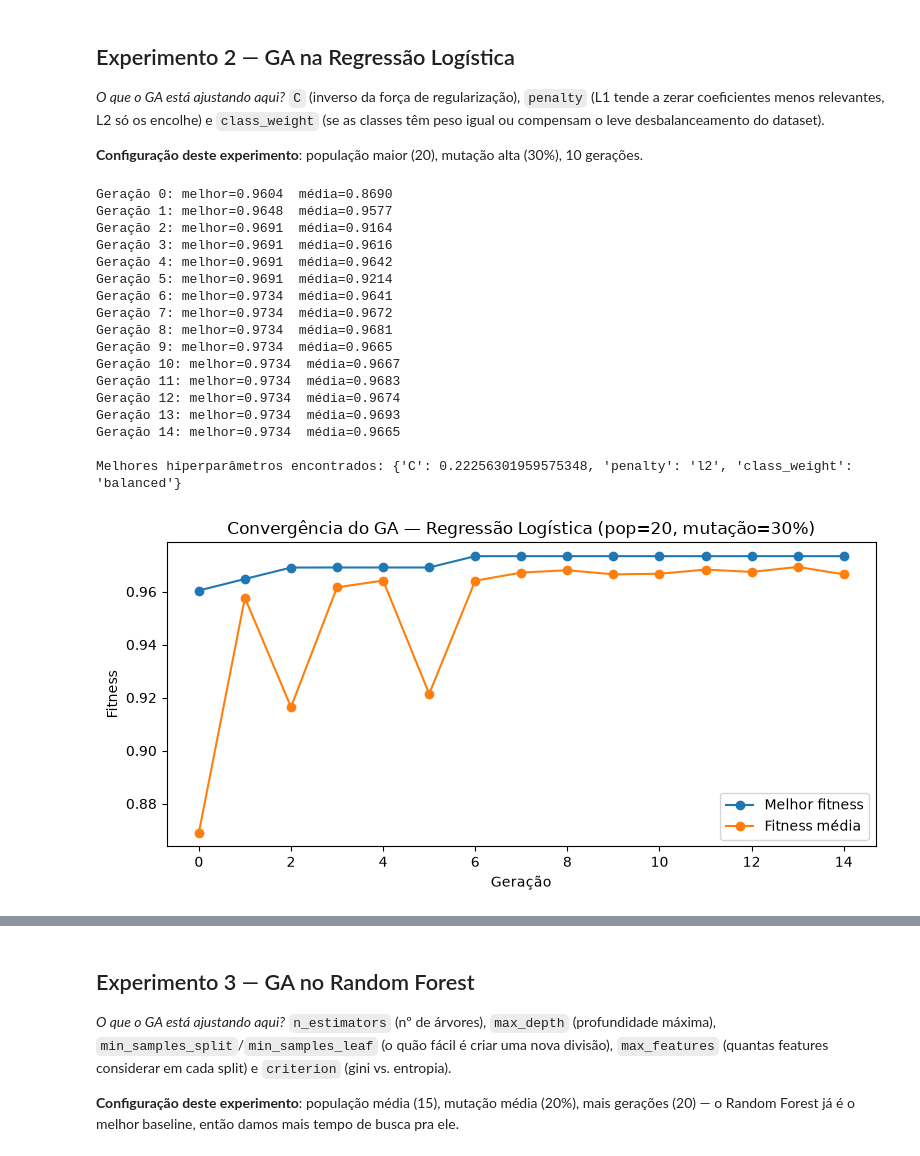
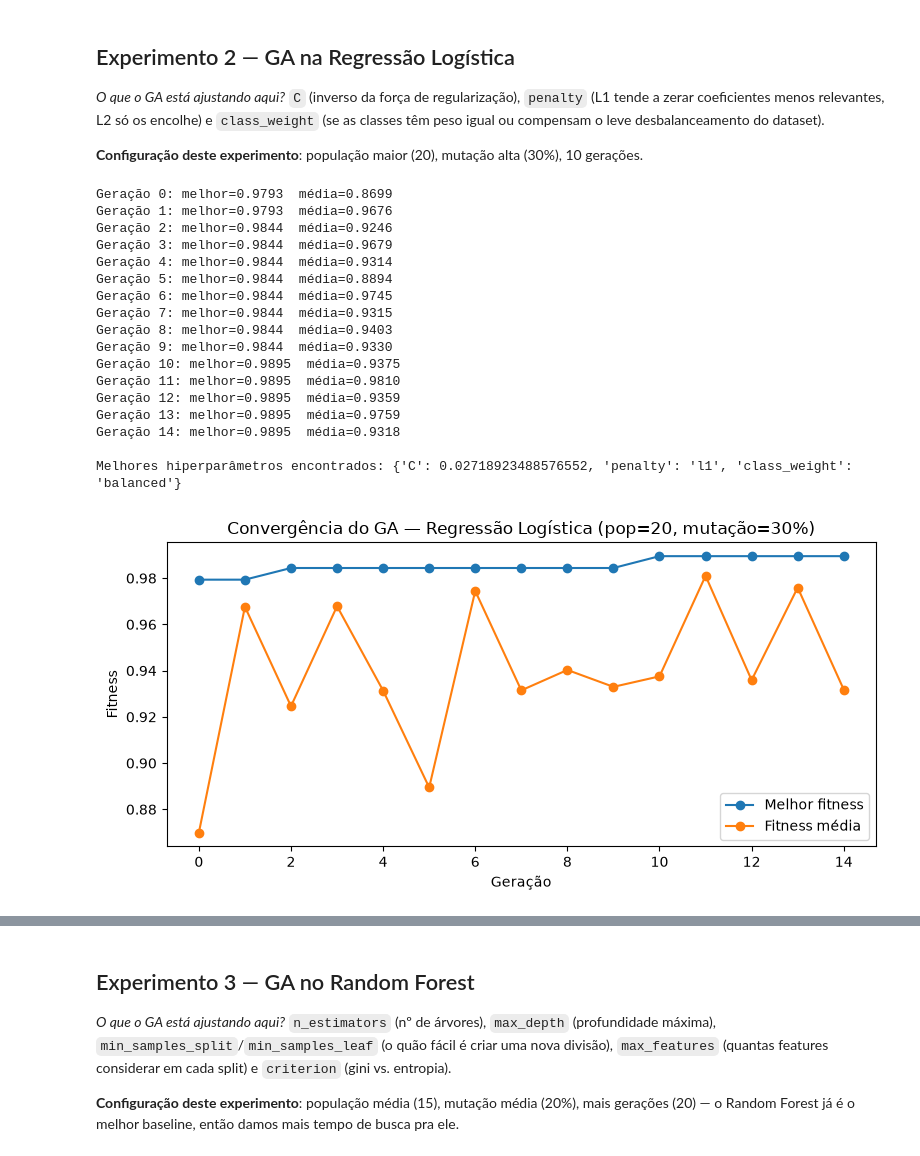
Before and after one commit to SamirGoes/tech-challenge-fiap-fase2, a Jupyter notebook: notebooks/GA_HyperparametersOptimization.ipynb, the cells around one changed output, grey strips where cells are left out. Cells and saved outputs as stored; diff of their text form; code cells hidden in the pictures.

Commit message:
feaf: melhoria na função d fitness

```diff
--- a/notebooks/GA_HyperparametersOptimization.ipynb
+++ b/notebooks/GA_HyperparametersOptimization.ipynb
@@ -82,7 +82,7 @@ populacao = [ga_utils.criar_individuo_linear() for _ in range(POP_1)]
 historico_linear = []
 
 for geracao in range(GERACOES_1):
-    fitnesses = [ga_utils.fitness_linear(ind, X_train, y_train) for ind in populacao]
+    fitnesses = [ga_utils.fitness_linear(ind, X_train, y_train, X_test, y_test) for ind in populacao]
     historico_linear.append({"geracao": geracao, "melhor": max(fitnesses), "media": float(np.mean(fitnesses))})
     print(f"Geração {geracao}: melhor={max(fitnesses):.4f}  média={np.mean(fitnesses):.4f}")
 
@@ -159,52 +159,52 @@ populacao = [ga_utils.criar_individuo_log() for _ in range(POP_2)]
 historico_log = []
 
 for geracao in range(GERACOES_2):
-    fitnesses = [ga_utils.fitness_log(ind, X_train, y_train) for ind in populacao]
+    fitnesses = [ga_utils.fitness_log(ind, X_train, y_train, X_test, y_test) for ind in populacao]
     historico_log.append({"geracao": geracao, "melhor": max(fitnesses), "media": float(np.mean(fitnesses))})
     print(f"Geração {geracao}: melhor={max(fitnesses):.4f}  média={np.mean(fitnesses):.4f}")
 
     ranking = sorted(range(len(populacao)), key=lambda i: fitnesses[i], reverse=True)
     nova_populacao = [dict(populacao[i]) for i in ranking[:2]]
     while len(nova_populacao) < POP_2:
         pai1 = ga_utils.selecao_torneio(populacao, fitnesses)
         pai2 = ga_utils.selecao_torneio(populacao, fitnesses)
         filho1, filho2 = ga_utils.crossover(pai1, pai2)
         nova_populacao.append(ga_utils.mutar_log(filho1, MUTACAO_2))
         if len(nova_populacao) < POP_2:
             nova_populacao.append(ga_utils.mutar_log(filho2, MUTACAO_2))
     populacao = nova_populacao
 
 melhor_log = populacao[int(np.argmax(fitnesses))]
 print("\nMelhores hiperparâmetros encontrados:", melhor_log)
 
 pd.DataFrame(historico_log).to_csv(RESULTADOS_DIR / "fitness_history_regressao_logistica.csv", index=False)
 with open(RESULTADOS_DIR / "best_hyperparams_regressao_logistica.json", "w") as f:
     json.dump({"algoritmo": "regressao_logistica", "melhor_individuo": melhor_log}, f, indent=2, default=str)
 
 plt.figure(figsize=(8, 4))
 plt.plot([h["geracao"] for h in historico_log], [h["melhor"] for h in historico_log], label="Melhor fitness", marker="o")
 plt.plot([h["geracao"] for h in historico_log], [h["media"] for h in historico_log], label="Fitness média", marker="o")
 plt.xlabel("Geração"); plt.ylabel("Fitness"); plt.title("Convergência do GA — Regressão Logística (pop=20, mutação=30%)")
 plt.legend(); plt.tight_layout(); plt.show()
 # %% [output]
-Geração 0: melhor=0.9604  média=0.8690
-Geração 1: melhor=0.9648  média=0.9577
-Geração 2: melhor=0.9691  média=0.9164
-Geração 3: melhor=0.9691  média=0.9616
-Geração 4: melhor=0.9691  média=0.9642
-Geração 5: melhor=0.9691  média=0.9214
-Geração 6: melhor=0.9734  média=0.9641
-Geração 7: melhor=0.9734  média=0.9672
-Geração 8: melhor=0.9734  média=0.9681
-Geração 9: melhor=0.9734  média=0.9665
-Geração 10: melhor=0.9734  média=0.9667
-Geração 11: melhor=0.9734  média=0.9683
-Geração 12: melhor=0.9734  média=0.9674
-Geração 13: melhor=0.9734  média=0.9693
-Geração 14: melhor=0.9734  média=0.9665
+Geração 0: melhor=0.9793  média=0.8699
+Geração 1: melhor=0.9793  média=0.9676
+Geração 2: melhor=0.9844  média=0.9246
+Geração 3: melhor=0.9844  média=0.9679
+Geração 4: melhor=0.9844  média=0.9314
+Geração 5: melhor=0.9844  média=0.8894
+Geração 6: melhor=0.9844  média=0.9745
+Geração 7: melhor=0.9844  média=0.9315
+Geração 8: melhor=0.9844  média=0.9403
+Geração 9: melhor=0.9844  média=0.9330
+Geração 10: melhor=0.9895  média=0.9375
+Geração 11: melhor=0.9895  média=0.9810
+Geração 12: melhor=0.9895  média=0.9359
+Geração 13: melhor=0.9895  média=0.9759
+Geração 14: melhor=0.9895  média=0.9318
 
-Melhores hiperparâmetros encontrados: {'C': 0.22256301959575348, 'penalty': 'l2', 'class_weight': 'balanced'}
+Melhores hiperparâmetros encontrados: {'C': 0.02718923488576552, 'penalty': 'l1', 'class_weight': 'balanced'}
-[figure, old version]
+[figure, new version]
 # %%
 modelo_log_original = ga_utils.construir_log(ga_utils.LOG_BASELINE)
 modelo_log_original.fit(X_train, y_train)
```
Also changed, not shown: parts of 4 cells of this notebook, 7 other files.
